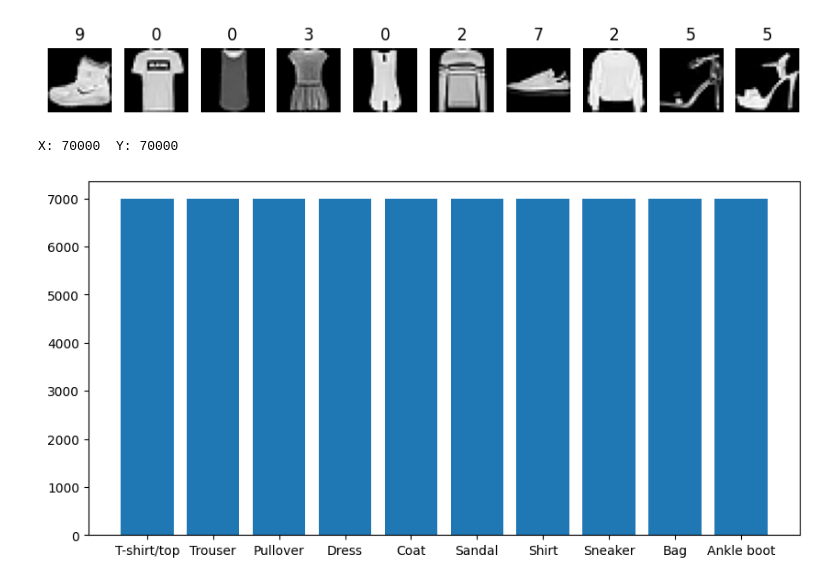
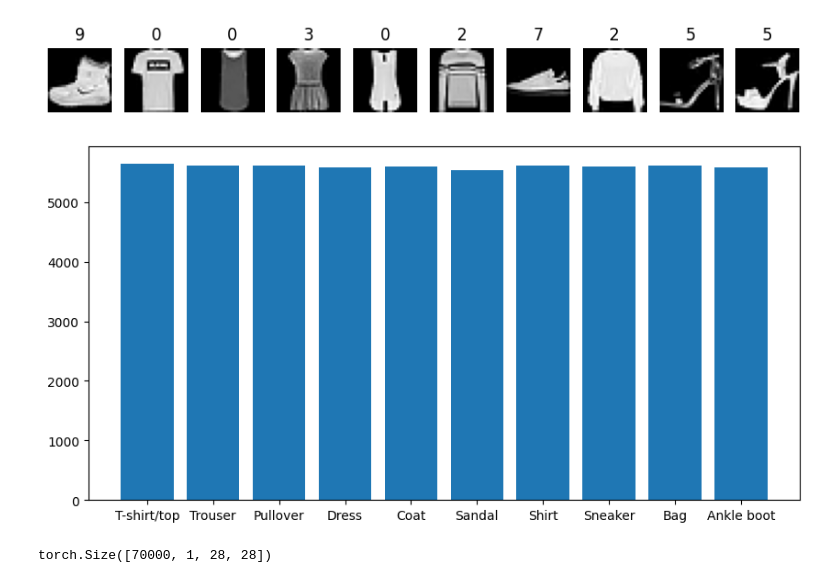
Before and after one commit to Anonymouseyy/image-class, a Jupyter notebook: mnist.ipynb, the cells around one changed output. Drawn from its saved outputs; the diff is of its cells as text; code cells hidden in the pictures.

```diff
--- a/mnist.ipynb
+++ b/mnist.ipynb
@@ -2,9 +2,12 @@
 from sklearn.datasets import fetch_openml
 from sklearn.model_selection import train_test_split
 import matplotlib.pyplot as plt
+import torch
+from torch import nn
 
 mnist = fetch_openml('fashion-mnist', version=1)
 X, y = mnist.data, mnist.target
+N = 250
 
 # Reshape one sample to 28x28 and plot first 10 images
 fig, axes = plt.subplots(1, 10, figsize=(10, 3))
@@ -14,33 +17,40 @@ for i, ax in enumerate(axes):
     ax.set_title(y[i])
 
 plt.show()
-X = X/255
 X = [X.iloc[i].values.reshape(28, 28).tolist() for i in range(X.shape[0])]
 y = y.tolist()
-print(f'X: {len(X)}  Y: {len(y)}')
 # %% [output]
 [figure]
-X: 70000  Y: 70000
 # %%
 fashion_mnist_labels = [
     "T-shirt/top",
     "Trouser",
     "Pullover",
     "Dress",
     "Coat",
     "Sandal",
     "Shirt",
     "Sneaker",
     "Bag",
     "Ankle boot"
 ]
 
-ct = [0 for i in range(10)]
-for i in y:
-    ct[int(i)] += 1
+X = torch.tensor(X, dtype=torch.float32)
+X = X/255
+X = X.unsqueeze(1)
+
+y = torch.tensor([int(i) for i in y])
+
+X_train, X_test, y_train, y_test = train_test_split(X, y, test_size=0.2)
+
+ct = [0 for _ in range(10)]
+for i in y_train:
+    ct[i] += 1
 
 plt.figure(figsize=(10, 5))
 plt.bar(fashion_mnist_labels, ct)
 plt.show()
+print(X.shape)
 # %% [output]
-[figure, old version]
+[figure, new version]
+torch.Size([70000, 1, 28, 28])
```
Also changed, not shown: parts of 1 cell of this notebook.
